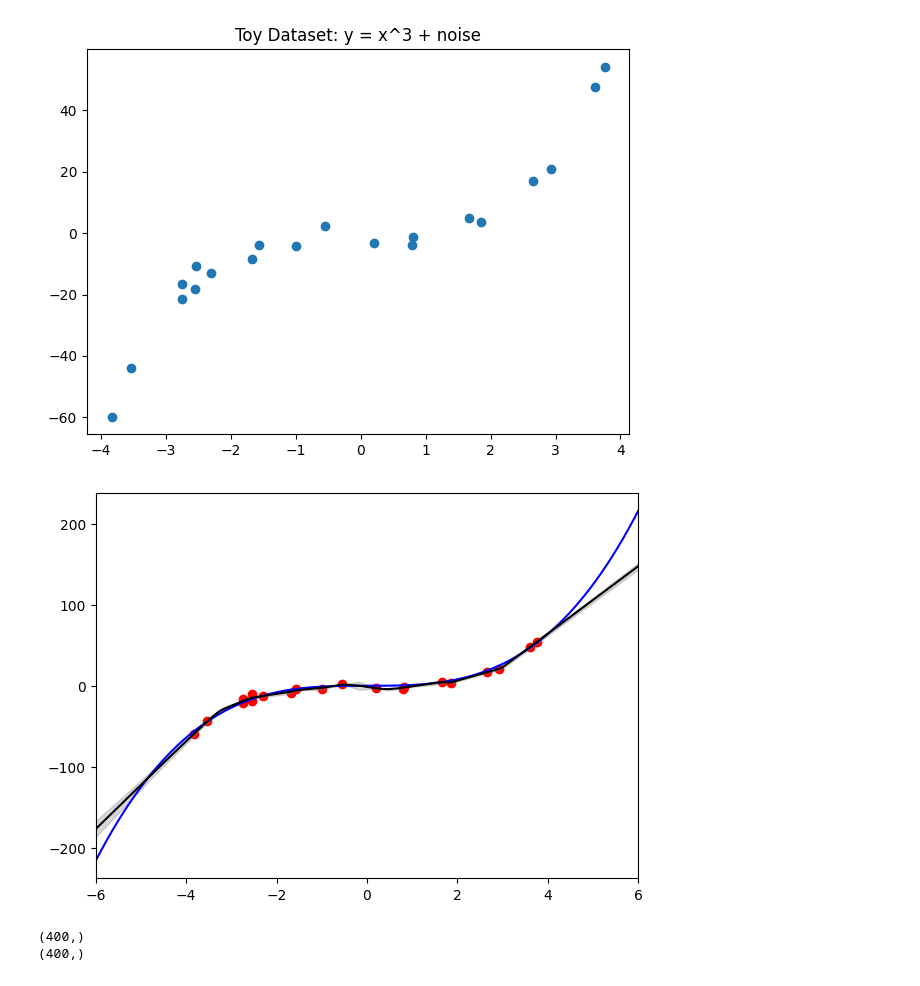
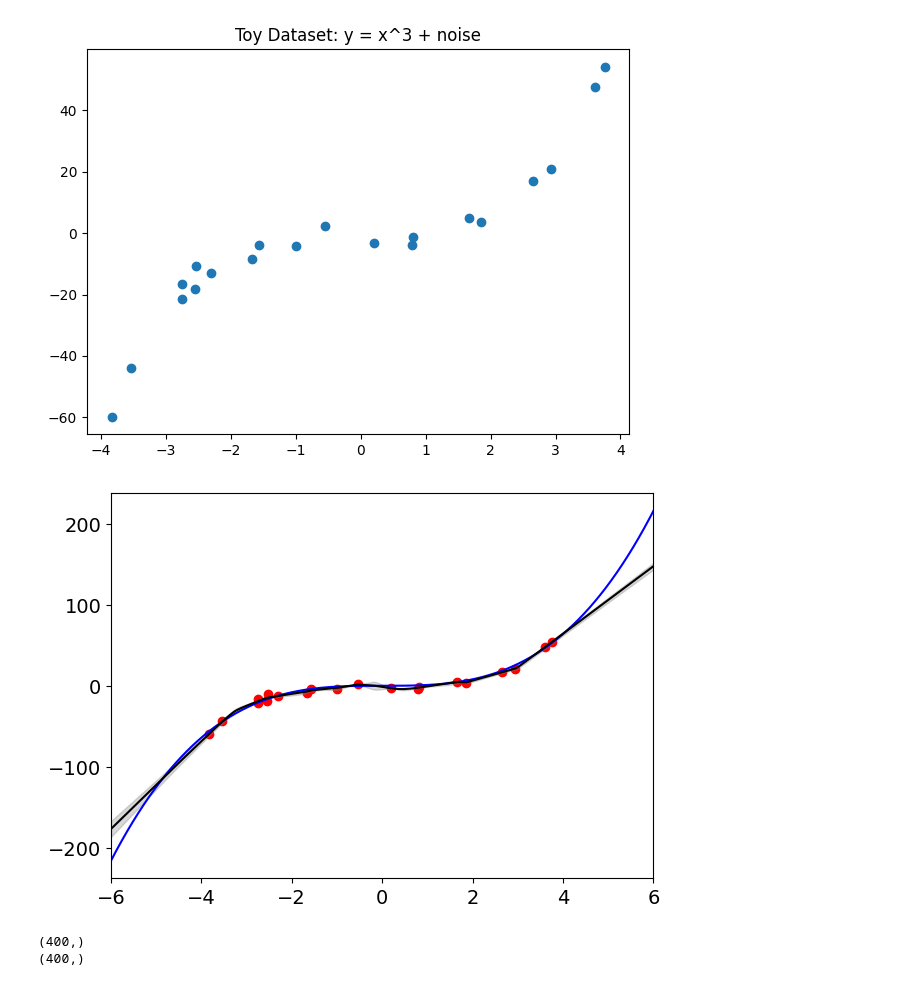
Before and after one commit to dcs321/AML_Deep_ensembles, a Jupyter notebook: ToyData_MSE_Regression.ipynb, the cells around one changed output. Drawn from its saved outputs; the diff is of its cells as text; code cells hidden in the pictures.

```diff
--- a/ToyData_MSE_Regression.ipynb
+++ b/ToyData_MSE_Regression.ipynb
@@ -69,13 +69,15 @@ mse_std = predictions.std(0)
 # %%
 plt.figure(figsize=(7,5))
 plt.scatter(x,y,color="red")
 plt.plot(x_test,x_test**3,color="blue")
 plt.plot(x_test,mse_mean,color="black")
 plt.fill_between(x_test,mse_mean-3*mse_std,mse_mean+3*mse_std, color="gray",alpha=0.3)
 plt.xlim(-6,6)
+plt.xticks(fontsize=14)
+plt.yticks(fontsize=14)
 plt.show()
 # %% [output]
-[figure, old version]
+[figure, new version]
 # %%
 import torch.nn.functional as F
 class NLLNet(nn.Module):
```
Also changed, not shown: parts of 3 cells of this notebook, 5 other files.
